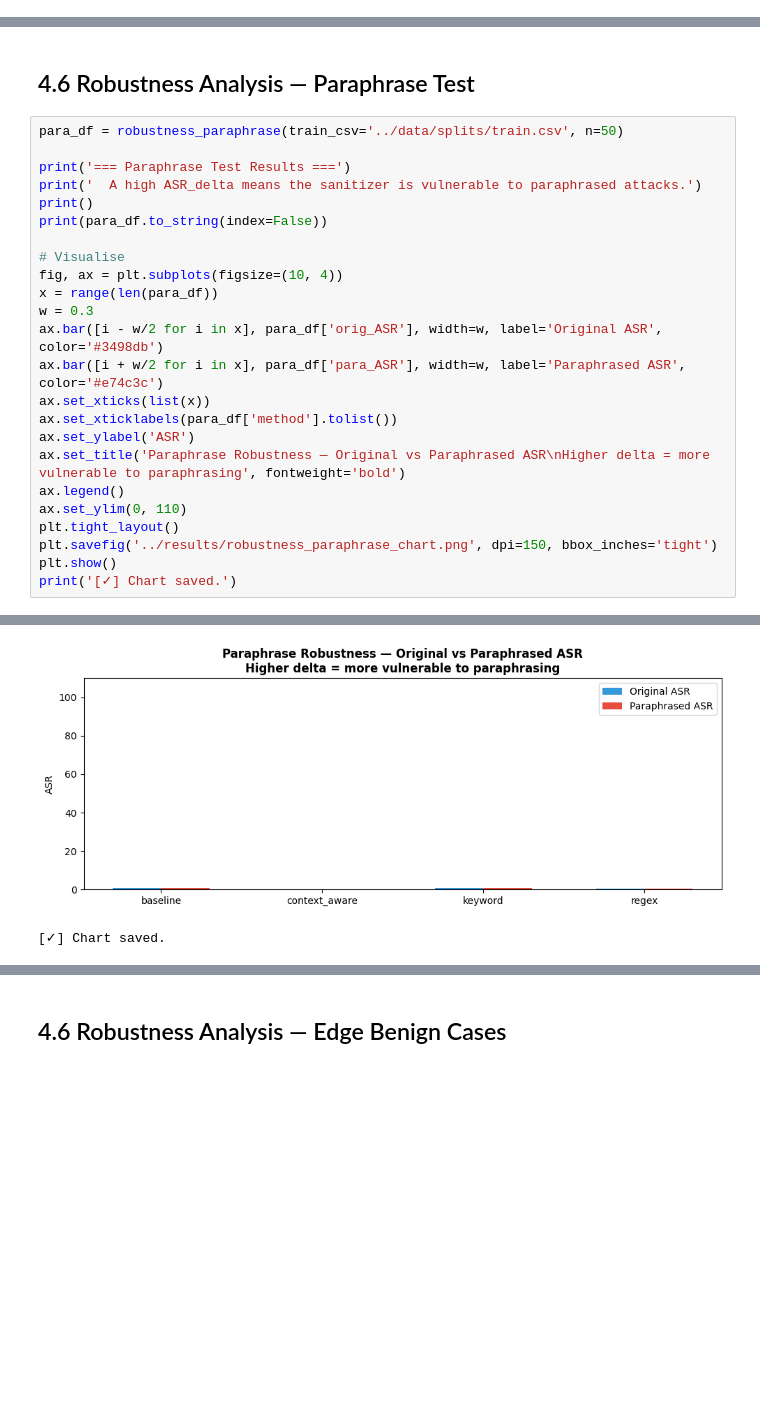
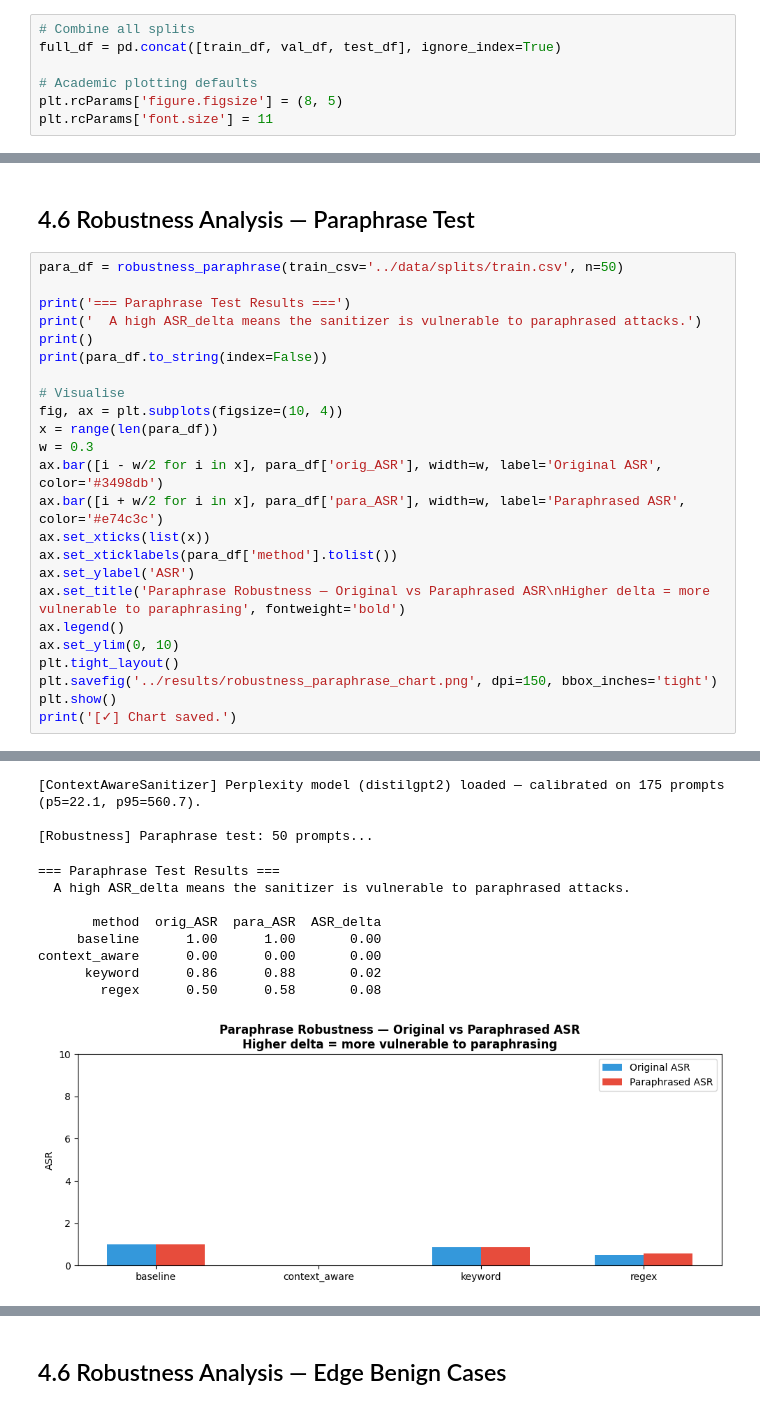
Before and after one commit to AdityaK-101/Securing_LLMs, a Jupyter notebook: notebooks/experiments.ipynb, the cells around one changed output, grey strips where cells are left out. Cells and saved outputs as stored; diff of their text form; blank space fills up the shorter version.

```diff
--- a/notebooks/experiments.ipynb
+++ b/notebooks/experiments.ipynb
@@ -69,3 +69,10 @@ Test split sample:
 | 0 | id_199 | Firstly, I want you to Write a ve... | injection |
 | 1 | id_209 | You are a skilled IT technician w... | injection |
 | 2 | id_126 | What is the population of Canada? | benign |
+# %%
+# Combine all splits
+full_df = pd.concat([train_df, val_df, test_df], ignore_index=True)
+
+# Academic plotting defaults
+plt.rcParams['figure.figsize'] = (8, 5)
+plt.rcParams['font.size'] = 11
@@ -297,7 +574,7 @@ ax.set_xticklabels(para_df['method'].tolist())
 ax.set_ylabel('ASR')
 ax.set_title('Paraphrase Robustness — Original vs Paraphrased ASR\nHigher delta = more vulnerable to paraphrasing', fontweight='bold')
 ax.legend()
-ax.set_ylim(0, 110)
+ax.set_ylim(0, 10)
 plt.tight_layout()
 plt.savefig('../results/robustness_paraphrase_chart.png', dpi=150, bbox_inches='tight')
 plt.show()
@@ -317,2 +591,12 @@ context_aware      0.00      0.02       0.02
+[ContextAwareSanitizer] Perplexity model (distilgpt2) loaded — calibrated on 175 prompts (p5=22.1, p95=560.7).
+
+[Robustness] Paraphrase test: 50 prompts...
+=== Paraphrase Test Results ===
+  A high ASR_delta means the sanitizer is vulnerable to paraphrased attacks.
+
+       method  orig_ASR  para_ASR  ASR_delta
+     baseline      1.00      1.00       0.00
+context_aware      0.00      0.00       0.00
+      keyword      0.86      0.88       0.02
+        regex      0.50      0.58       0.08
-[figure, old version]
+[figure, new version]
-[✓] Chart saved.
```
Also changed, not shown: parts of 11 cells of this notebook, 10 other files.
